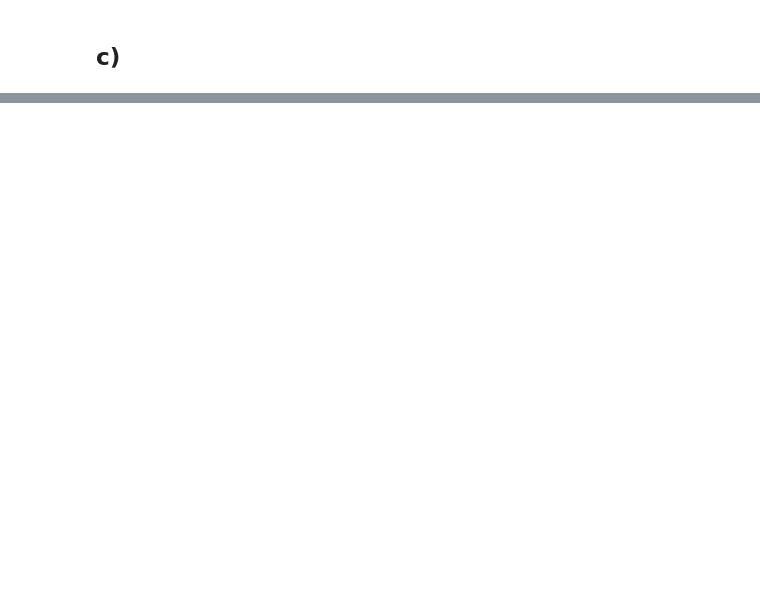
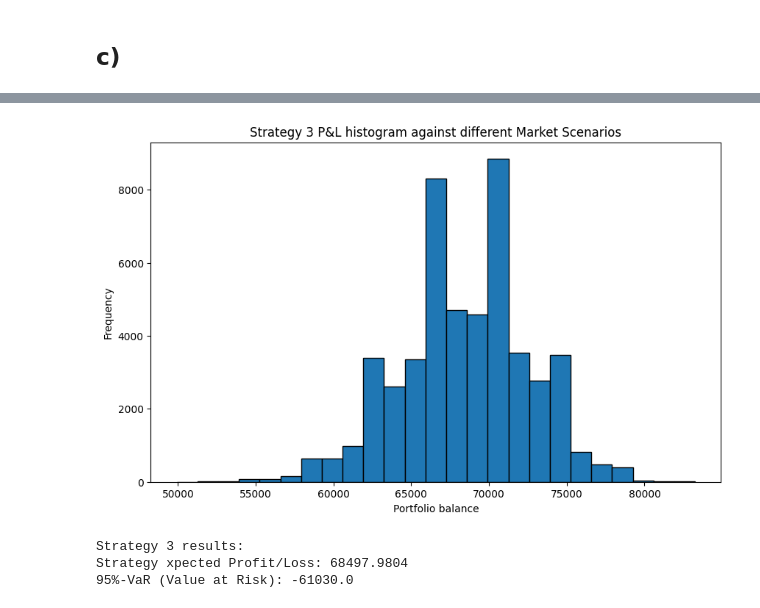
Before and after one commit to OscarRomeral/Machine-Learning-in-Finance, a Jupyter notebook: Project 2/Credit_Analytics.ipynb, the cells around one changed output, grey strips where cells are left out. Saved outputs shown, nothing was run; the diff lists cells and outputs as text; code cells hidden in the pictures; blank space fills up the shorter version.

```diff
--- a/Project 2/Credit_Analytics.ipynb
+++ b/Project 2/Credit_Analytics.ipynb
@@ -305,0 +346,14 @@ Area under FDR/TPR curve for SVM on test is: 0.979515668595075
+# %%
+# Strategy 3:
+p2_svm_pred = model2_svm.predict_proba(normalised_x_test)[:, 1]
+# We get the indices of the persons that will receive the credit
+borrowers_ind = np.where(p2_svm_pred >= awarded_threshold[1])[0]
+scenario3_balance = portfolio(borrowers_ind, D, 2)
+
+# Plot results
+plot_results(scenario3_balance, 3)
+# %% [output]
+[figure, added]
+Strategy 3 results:
+Strategy xpected Profit/Loss: 68497.9804
+95%-VaR (Value at Risk): -61030.0
```
Also changed, not shown: parts of 10 cells of this notebook.
